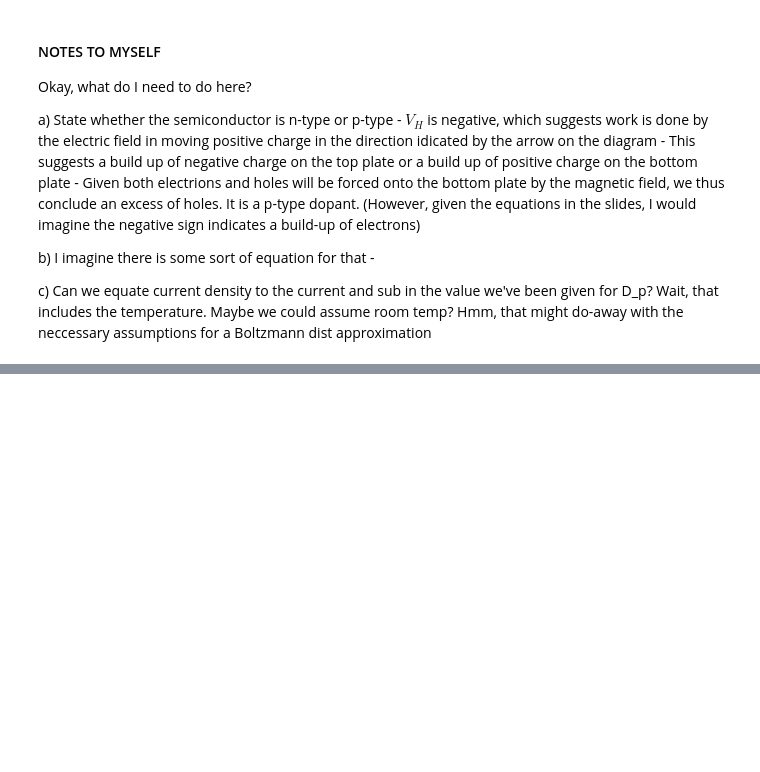
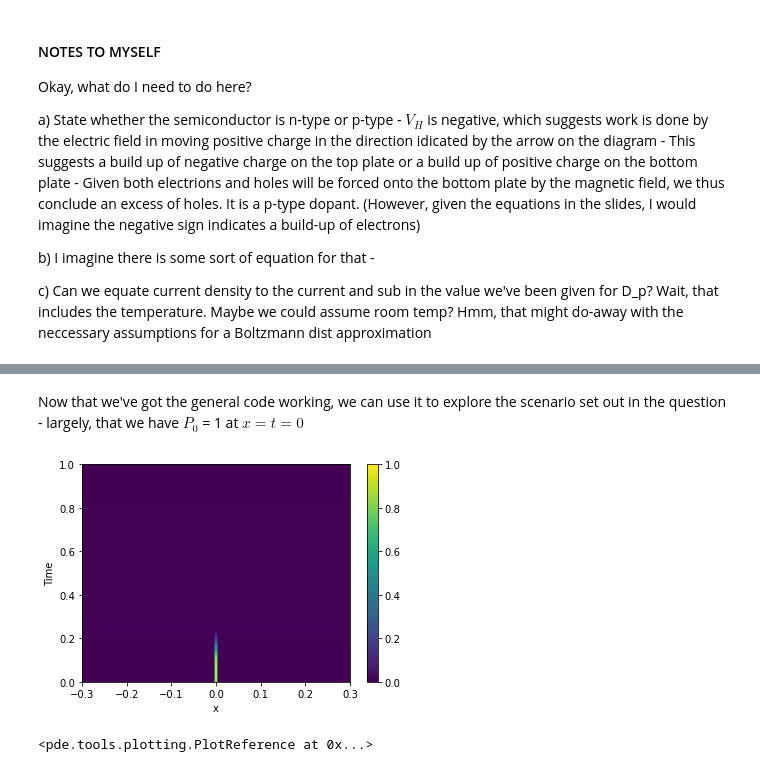
Before and after one commit to joshedmundson/PH4044-Tutorial-Sheet-3, a Jupyter notebook: PH4044 Tutorial Sheet 3.ipynb, the cells around one changed output, grey strips where cells are left out. Cells and saved outputs as stored; diff of their text form; code cells hidden in the pictures; blank space fills up the shorter version.

```diff
--- a/PH4044 Tutorial Sheet 3.ipynb
+++ b/PH4044 Tutorial Sheet 3.ipynb
@@ -92,0 +133,26 @@ c) Can we equate current density to the current and sub in the value we've been
+# %% [markdown]
+Now that we've got the general code working, we can use it to explore the scenario set out in the question - largely, that we have $P_0$ = 1 at $x=t=0$
+# %%
+import math
+
+# Set up the initial grid
+# grid = pde.CartesianGrid([[-1e-10, 1e-10]], [101])
+grid = pde.CartesianGrid([[-0.3, 0.3]], [101])
+
+# Create an initial delta_p distribution with total carriers P_0 = 1 at x = t = 0
+data = np.zeros(101)
+data[len(data)//2] = 1
+
+delta_p = pde.ScalarField(grid, data=data)
+
+# Solve and display equation solutions
+#eq = pde.PDE({"p": f"{D_p}*d2_dx2(p) - {mu_p * E_0}*d_dx(p) - p / {tau_p}"})
+eq = pde.PDE({"p": "d2_dx2(p) - d_dx(p) - p"})
+
+storage = pde.MemoryStorage()
+result = eq.solve(delta_p, t_range=1, dt = 1e-7, tracker=storage.tracker(0.2))
+
+pde.plot_kymograph(storage)
+# %% [output]
+[figure, added]
+<pde.tools.plotting.PlotReference at 0x...>
```
Also changed, not shown: parts of 12 cells of this notebook.
